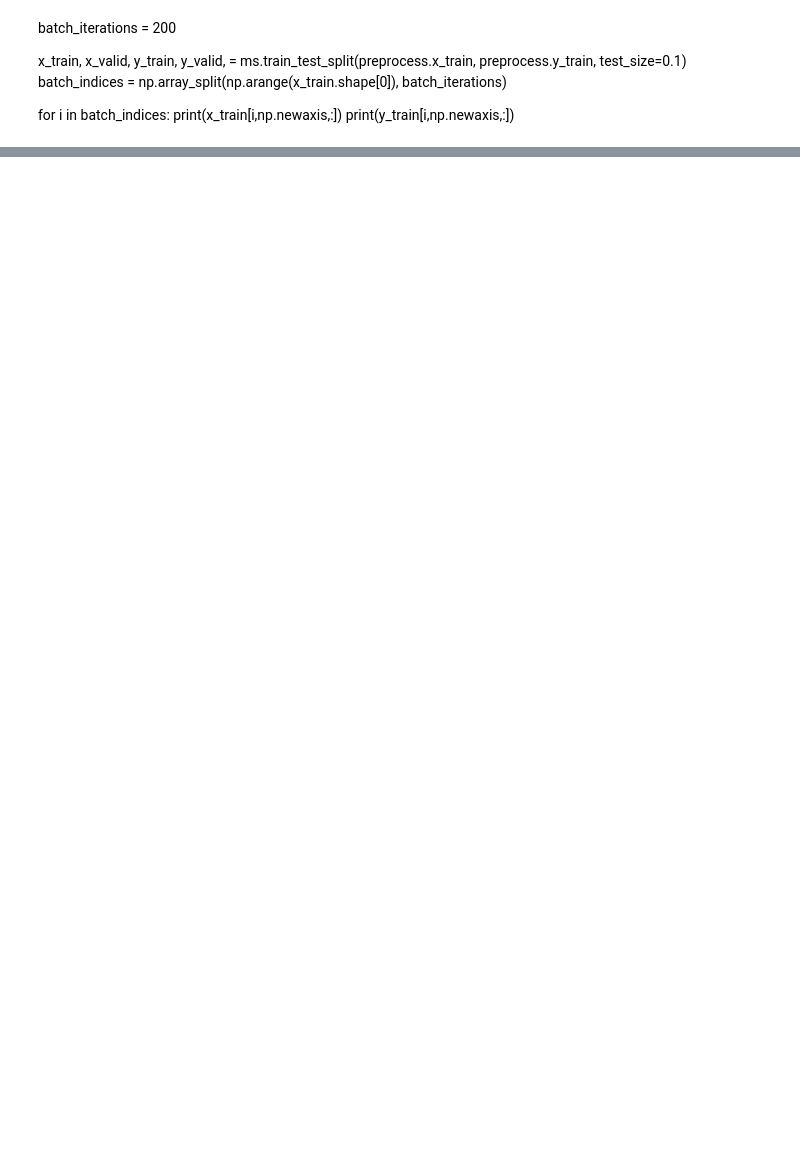
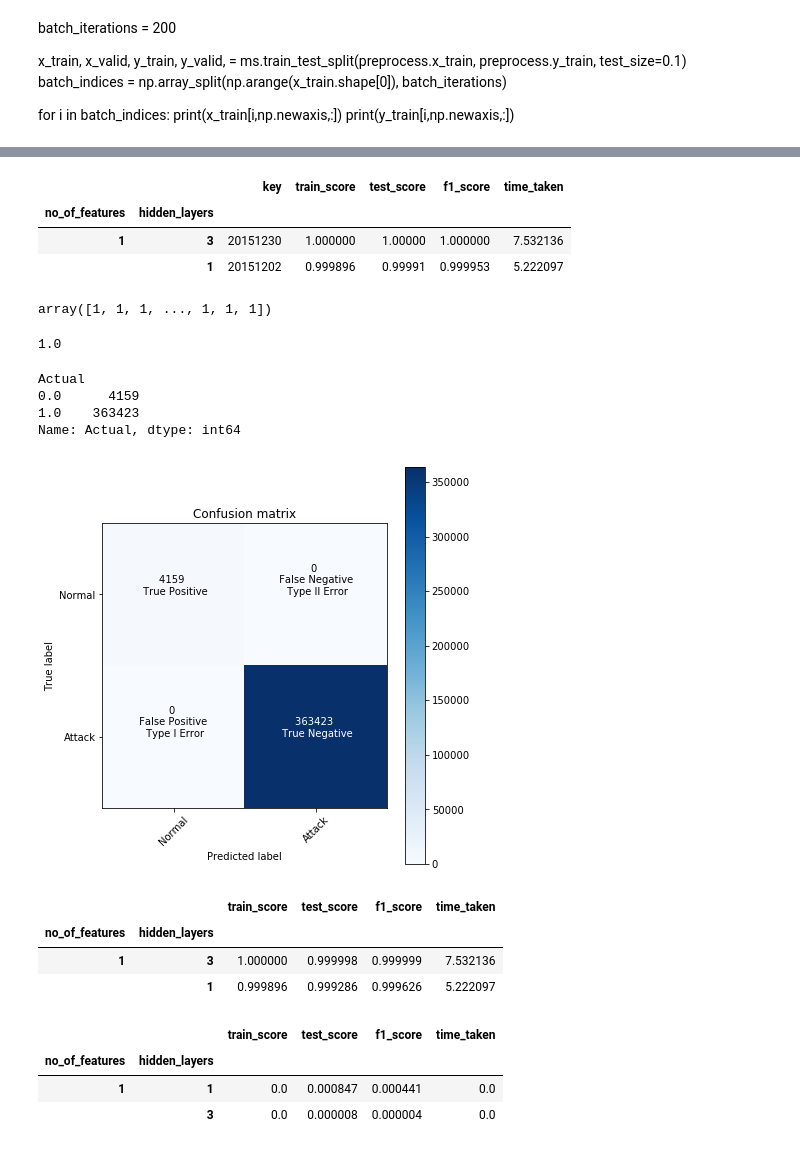
Before and after one commit to rkmalaiya/network_anomaly_detection_deep_learning, a Jupyter notebook: tf_lstm_nsl_kdd-orig.ipynb, the cells around one changed output, grey strips where cells are left out. Cells and saved outputs as stored; diff of their text form; code cells hidden in the pictures; blank space fills up the shorter version.

Commit message:
Got results for 7 day training and 1 month testing

```diff
--- a/tf_lstm_nsl_kdd-orig.ipynb
+++ b/tf_lstm_nsl_kdd-orig.ipynb
@@ -46,7 +49,17 @@ class preprocess:
 
 
 train_paths = preprocess.get_files("dataset/Kyoto2016/2014/01")
-test_paths = preprocess.get_files("dataset/Kyoto2016/2015/01")
+test_paths = preprocess.get_files("dataset/Kyoto2016/2015/12")
+#test_paths.update(preprocess.get_files("dataset/Kyoto2016/2015/11"))
+#test_paths.update(preprocess.get_files("dataset/Kyoto2016/2015/10"))
+
+
+
+paths = {}
+keys = train_paths.keys()
+for key in list(keys)[0:1]:
+    paths.update({key: train_paths[key]})
+train_paths = paths
 
 print(train_paths)
 print("----------------------------------------------------------------------------------------")
@@ -362,15 +345,21 @@ def plot_confusion_matrix(cm, classes,
 
     if normalize:
         cm = cm.astype('float') / cm.sum(axis=1)[:, np.newaxis]
-        print("Normalized confusion matrix")
+        #print("Normalized confusion matrix")
     else:
-        print('Confusion matrix, without normalization')
+        #print('Confusion matrix, without normalization')
+        pass
 
-    print(cm)
+    #print(cm)
+
+    label = [["\n True Positive", "\n False Negative \n Type II Error"],
+             ["\n False Positive \n Type I Error", "\n True Negative"]
+            ]
 
     thresh = cm.max() / 2.
     for i, j in itertools.product(range(cm.shape[0]), range(cm.shape[1])):
-        plt.text(j, i, cm[i, j].round(4),
+
+        plt.text(j, i, "{} {}".format(cm[i, j].round(4), label[i][j]),
                  horizontalalignment="center",
                  color="white" if cm[i, j] > thresh else "black")
 
@@ -380,7 +369,7 @@ def plot_confusion_matrix(cm, classes,
 
 def plot(actual_value, pred_value):
     from sklearn.metrics import confusion_matrix
+
     cm_2labels = confusion_matrix(y_pred = pred_value, y_true = actual_value)
     plt.figure(figsize=[6,6])
-    plot_confusion_matrix(cm_2labels, preprocess.output_columns_2labels, normalize = False,
-                         title = Train.best_parameters)
+    plot_confusion_matrix(cm_2labels, ['Normal', 'Attack'], normalize = False)
@@ -400,2 +399,50 @@ pgb.mean()
+# %%
+psg = past_scores.sort_values(by='f1_score', ascending=False).groupby(by=['no_of_features', 'hidden_layers'])
+psg.first().sort_values(by='f1_score', ascending=False)
+# %% [output]
+|  |  | key | train_score | test_score | f1_score | time_taken |
+| no_of_features | hidden_layers |  |  |  |  |  |
+| 1 | 3 | 20151230 | 1.000000 | 1.00000 | 1.000000 | 7.532136 |
+|  | 1 | 20151202 | 0.999896 | 0.99991 | 0.999953 | 5.222097 |
+# %%
+#key_nof_hidden '20151201_16_1'
+Train.predictions = pd.read_pickle("dataset/tf_lstm_nsl_kdd_predictions.pkl")
+# %%
+df = Train.predictions['20151228_1_3'].dropna()
+# %%
+#Train.predictions['20151219_42_1'].loc[:,'Prediction']
+df.loc[:,'Prediction'].values.astype(int)
+# %% [output]
+array([1, 1, 1, ..., 1, 1, 1])
+# %%
+from sklearn import metrics as me
+me.f1_score(df.loc[:,'Actual'].values.astype(int),
+            df.loc[:,'Prediction'].values.astype(int) )
+# %% [output]
+1.0
+# %%
+df.groupby(by="Actual").Actual.count()
+# %% [output]
+Actual
+0.0      4159
+1.0    363423
+Name: Actual, dtype: int64
+# %%
+plot(actual_value = df.loc[:,'Actual'].values.astype(int),
+     pred_value = df.loc[:,'Prediction'].values.astype(int))
+# %% [output]
+[figure, added]
+# %%
+psg.mean().sort_values(by='f1_score', ascending=False)
+# %% [output]
+|  |  | train_score | test_score | f1_score | time_taken |
+| no_of_features | hidden_layers |  |  |  |  |
+| 1 | 3 | 1.000000 | 0.999998 | 0.999999 | 7.532136 |
+|  | 1 | 0.999896 | 0.999286 | 0.999626 | 5.222097 |
 # %%
-pgb.std()
+psg.std()
+# %% [output]
+|  |  | train_score | test_score | f1_score | time_taken |
+| no_of_features | hidden_layers |  |  |  |  |
+| 1 | 1 | 0.0 | 0.000847 | 0.000441 | 0.0 |
+|  | 3 | 0.0 | 0.000008 | 0.000004 | 0.0 |
```
Also changed, not shown: parts of 16 cells of this notebook, 9 other files.
